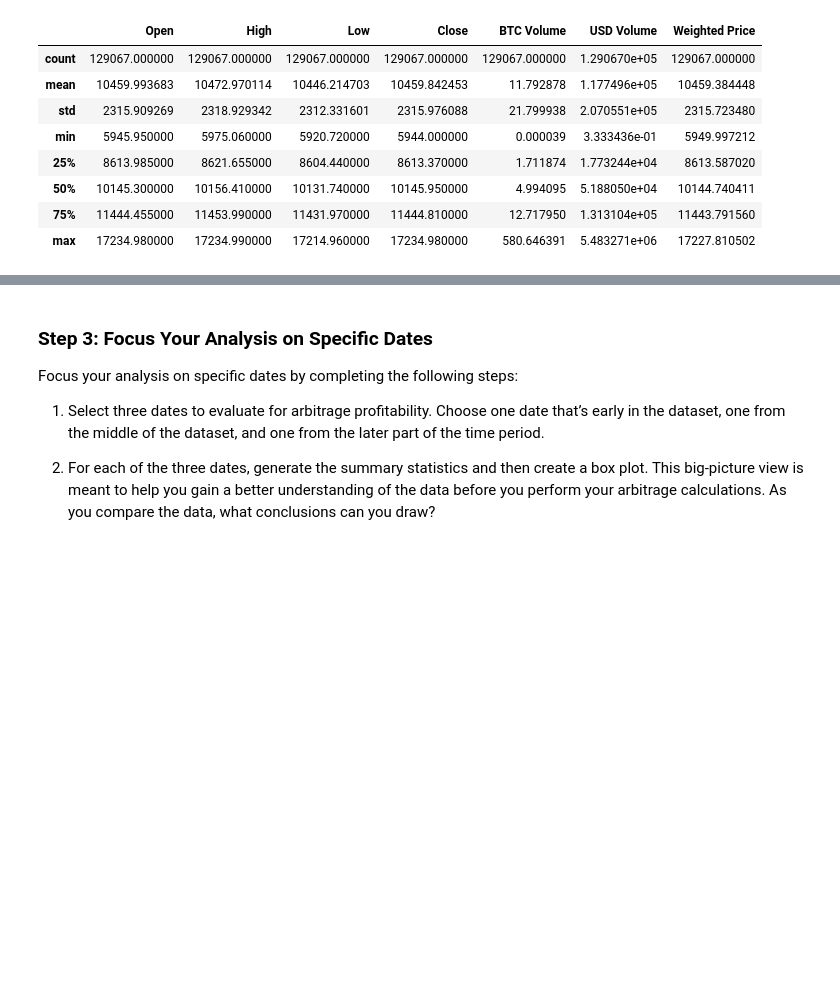
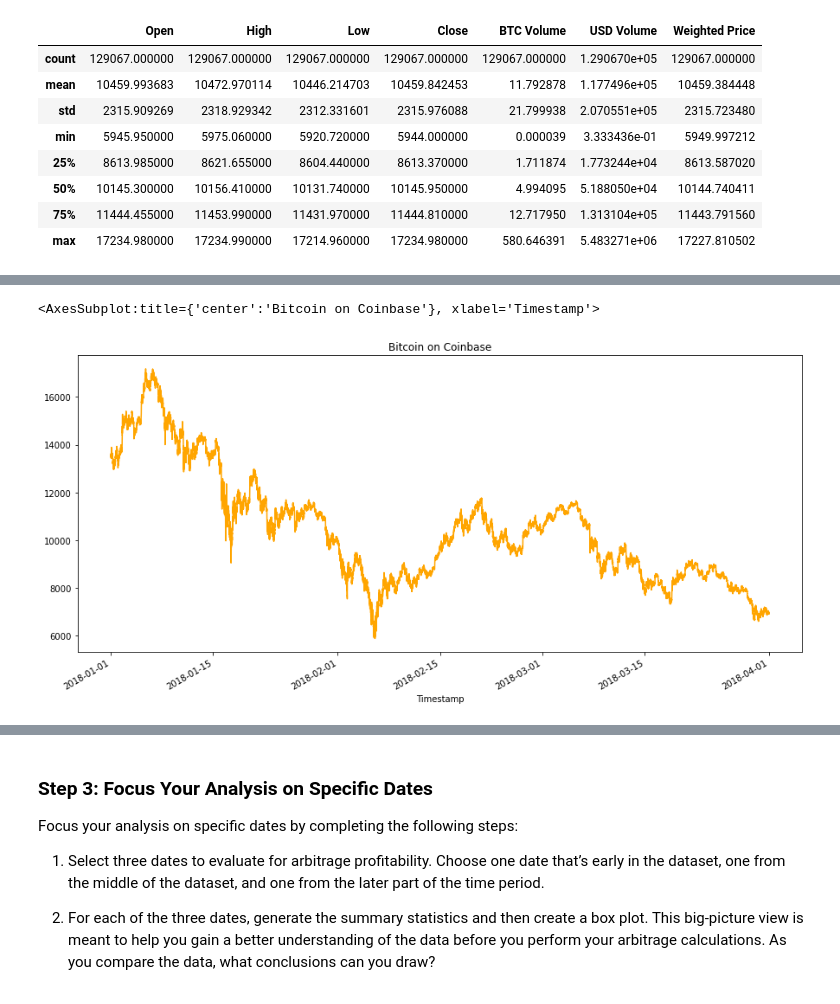
Before and after one commit to daybydata/crypto_arbitrage_script, a Jupyter notebook: crypto_arbitrage.ipynb, the cells around one changed output, grey strips where cells are left out. Saved outputs shown, nothing was run; the diff lists cells and outputs as text; code cells hidden in the pictures; blank space fills up the shorter version.

```diff
--- a/crypto_arbitrage.ipynb
+++ b/crypto_arbitrage.ipynb
@@ -153,6 +153,6 @@ bitstamp.duplicated().sum()
 # First check for null values. There are 218 records missing High, Low, Volume and Weight Price.
 # For now, drop these records. Revise this code if the analysis suggest backfilling data as a better approach.
 coinbase.isnull().sum()
-coinbase = coinbase.dropna()
+#coinbase = coinbase.dropna()
 coinbase.isnull().sum()
 # %% [output]
@@ -284,7 +287,10 @@ coinbase.describe()
 # %%
 # Create a line plot for the coinbase DataFrame for the full length of time in the dataset
 # Be sure that the figure size, title, and color are tailored to each visualization
-# YOUR CODE HERE
+coinbase_sliced.plot(figsize=(15, 7), title="Bitcoin on Coinbase", color="Orange")
+# %% [output]
+<AxesSubplot:title={'center':'Bitcoin on Coinbase'}, xlabel='Timestamp'>
+[figure, added]
 # %%
 # Overlay the visualizations for the bitstamp and coinbase DataFrames in one plot
 # The plot should visualize the prices over the full lenth of the dataset
```
Also changed, not shown: parts of 23 cells of this notebook.
